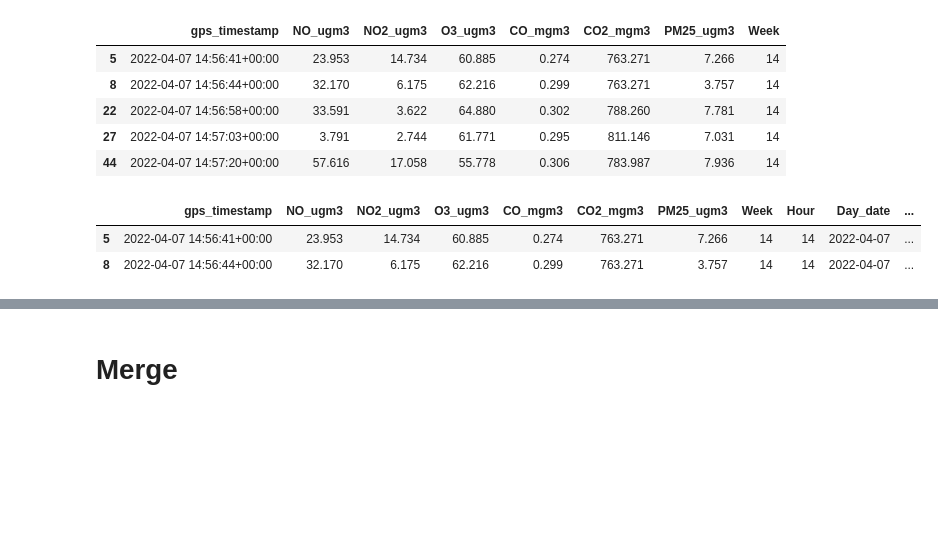
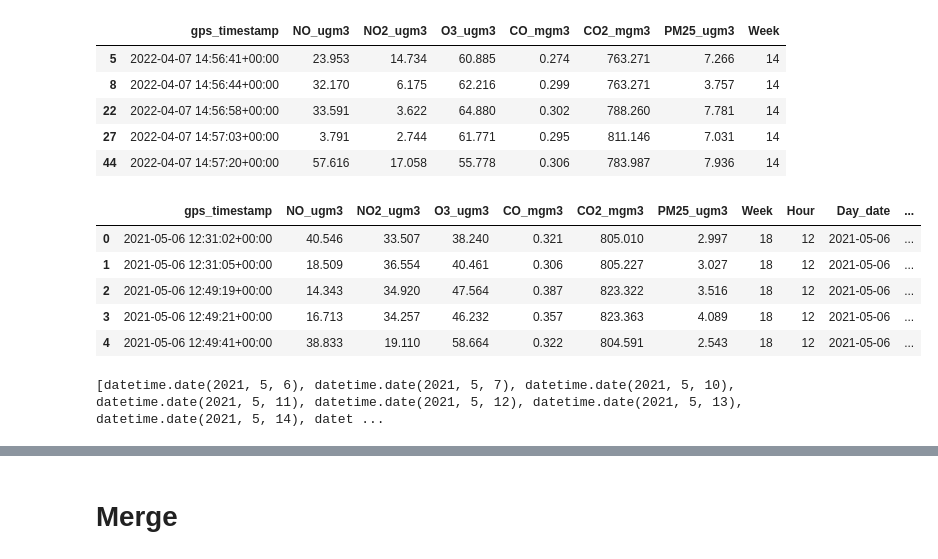
Before and after one commit to GiselleMelo/Ubiquity, a Jupyter notebook: projeto.ipynb, the cells around one changed output, grey strips where cells are left out. Saved outputs shown, nothing was run; the diff lists cells and outputs as text; code cells hidden in the pictures; blank space fills up the shorter version.

```diff
--- a/projeto.ipynb
+++ b/projeto.ipynb
@@ -124,17 +114,24 @@ air_2.head(5) # The air database is updated every few seconds, so for a better a
+# %%
+air_ts = air_ts.sort_values('gps_timestamp').reset_index(drop=True)
 # %%
-# created a copy to not mess up earlier database
-air_ts = air_2.copy()
 # adds column hour
 air_ts['Hour'] = air_ts['gps_timestamp'].dt.hour
 # extract date
 air_ts['Day_date'] = air_ts['gps_timestamp'].dt.date
 # sequency (1, 2, 3, ...)
 air_ts['Day_number'] = (air_ts['Day_date'] != air_ts['Day_date'].shift()).cumsum()
 # the time stamp starts on april 7th 2022, a Thursday
-air_ts.head(2)
+air_ts.head(5)
 # %% [output]
 |  | gps_timestamp | NO_ugm3 | NO2_ugm3 | O3_ugm3 | CO_mgm3 | CO2_mgm3 | PM25_ugm3 | Week | Hour | Day_date | ... |
-| 5 | 2022-04-07 14:56:41+00:00 | 23.953 | 14.734 | 60.885 | 0.274 | 763.271 | 7.266 | 14 | 14 | 2022-04-07 | ... |
-| 8 | 2022-04-07 14:56:44+00:00 | 32.170 | 6.175 | 62.216 | 0.299 | 763.271 | 3.757 | 14 | 14 | 2022-04-07 | ... |
+| 0 | 2021-05-06 12:31:02+00:00 | 40.546 | 33.507 | 38.240 | 0.321 | 805.010 | 2.997 | 18 | 12 | 2021-05-06 | ... |
+| 1 | 2021-05-06 12:31:05+00:00 | 18.509 | 36.554 | 40.461 | 0.306 | 805.227 | 3.027 | 18 | 12 | 2021-05-06 | ... |
+| 2 | 2021-05-06 12:49:19+00:00 | 14.343 | 34.920 | 47.564 | 0.387 | 823.322 | 3.516 | 18 | 12 | 2021-05-06 | ... |
+| 3 | 2021-05-06 12:49:21+00:00 | 16.713 | 34.257 | 46.232 | 0.357 | 823.363 | 4.089 | 18 | 12 | 2021-05-06 | ... |
+| 4 | 2021-05-06 12:49:41+00:00 | 38.833 | 19.110 | 58.664 | 0.322 | 804.591 | 2.543 | 18 | 12 | 2021-05-06 | ... |
 # %%
 air_ts['gps_timestamp'] = pd.to_datetime(air_ts['gps_timestamp'])
+# %%
+print(sorted(air_ts['Day_date'].unique()))
+# %% [output]
+[datetime.date(2021, 5, 6), datetime.date(2021, 5, 7), datetime.date(2021, 5, 10), datetime.date(2021, 5, 11), datetime.date(2021, 5, 12), datetime.date(2021, 5, 13), datetime.date(2021, 5, 14), datet ...
```
Also changed, not shown: parts of 23 cells of this notebook.
